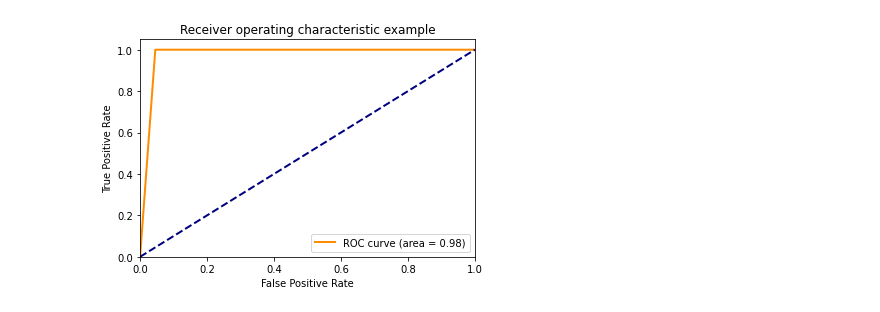
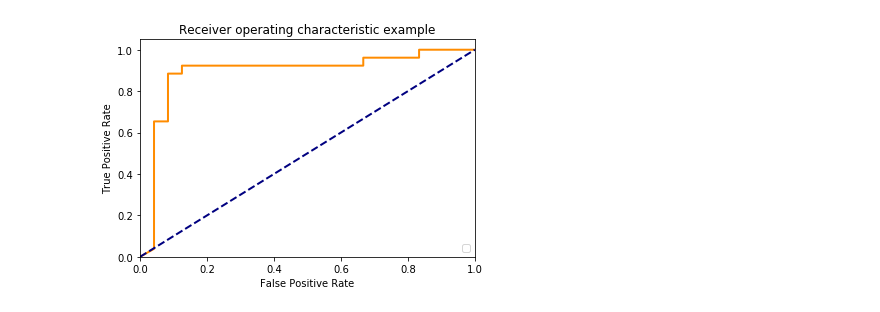
Before and after one commit to olexandryermilov/univ, a Jupyter notebook: ml/SVM.ipynb, the cells around one changed output. Saved outputs shown, nothing was run; the diff lists cells and outputs as text; code cells hidden in the pictures.

```diff
--- a/ml/SVM.ipynb
+++ b/ml/SVM.ipynb
@@ -213,0 +257,8 @@ for i in range(2):
+# %%
+y_score = [predictor.predict_prob(x) for x in X_test]
+b,c = calc_cube_x(y_score)
+y_score_normalized = [f_x(b,c,x) for x in y_score]
+print(sorted(y_score_normalized))
+#print(y_score_normalized)
+#print(y_test > 0)
+#print(np.array(y_score_normalized) > 0.5)
@@ -213,0 +306,7 @@ for i in range(2):
+# %%
+from sklearn.svm import SVC
+from sklearn.preprocessing import label_binarize
+from sklearn.multiclass import OneVsRestClassifier
+clf = OneVsRestClassifier(svm.SVC(kernel='linear', probability=True))
+clf.fit(X_train, y_train)
+plot(clf, samples, labels, grid_size)
@@ -214,8 +334,33 @@ for i in range(2):
+# %%
+probs = clf.predict_proba(X_test)
+preds = probs[:,1]
+fpr = []
+tpr = []
+for i in range(0, 10001):
+    thr = i/10000
+    fp = 0
+    tp = 0
+    tn = 0
+    fn = 0
+    for j in range(len(preds)):
+        if(preds[j]>thr):
+            if(y_test[j]>0):
+                tp = tp + 1
+            else:
+                fp = fp + 1
+        else:
+            if(y_test[j]>0):
+                fn = fn + 1
+            else:
+                tn = tn + 1
+    tpr.append(tp/(tp+fn))
+    fpr.append(fp/(fp+tn))
 # %%
+import matplotlib.pyplot as plt
 plt.figure()
 lw = 2
-plt.plot(fpr[0], tpr[0], color='darkorange',
-         lw=lw, label='ROC curve (area = %0.2f)' % roc_auc[1])
+plt.plot(fpr, tpr, color='darkorange',
+         lw=lw)
 plt.plot([0, 1], [0, 1], color='navy', lw=lw, linestyle='--')
 plt.xlim([0.0, 1.0])
 plt.ylim([0.0, 1.05])
@@ -228 +374 @@ plt.show()
-[figure, old version]
+[figure, new version]
```
Also changed, not shown: parts of 17 cells of this notebook.
